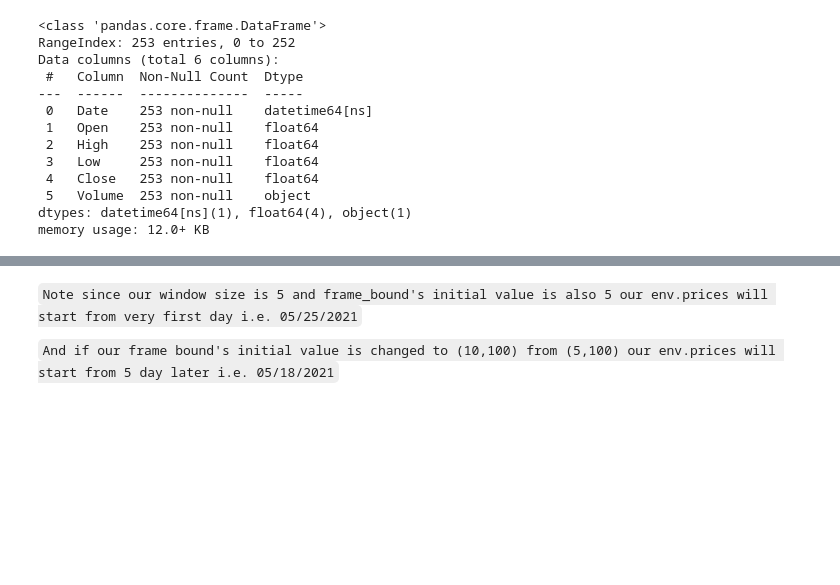
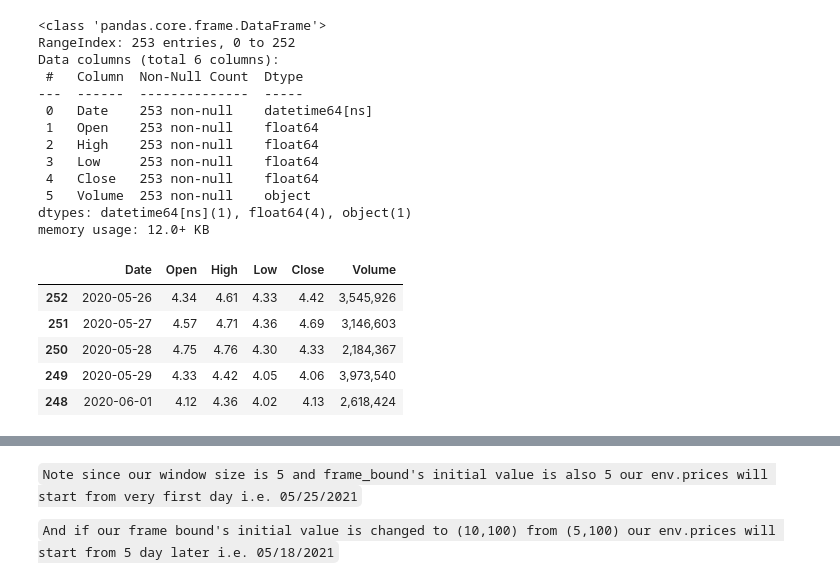
Before and after one commit to sumit-mandal/Reinforcement-Learning-Project, a Jupyter notebook: StockTrading/GEstocksTrader.ipynb, the cells around one changed output, grey strips where cells are left out. Cells and saved outputs as stored; diff of their text form; code cells hidden in the pictures; blank space fills up the shorter version.

```diff
--- a/StockTrading/GEstocksTrader.ipynb
+++ b/StockTrading/GEstocksTrader.ipynb
@@ -60,6 +60,17 @@ Data columns (total 6 columns):
  5   Volume  253 non-null    object
 dtypes: datetime64[ns](1), float64(4), object(1)
 memory usage: 12.0+ KB
+# %%
+#Sorting the data from oldest to newest
+df.sort_values('Date',ascending=True,inplace=True)
+df.head()
+# %% [output]
+|  | Date | Open | High | Low | Close | Volume |
+| 252 | 2020-05-26 | 4.34 | 4.61 | 4.33 | 4.42 | 3,545,926 |
+| 251 | 2020-05-27 | 4.57 | 4.71 | 4.36 | 4.69 | 3,146,603 |
+| 250 | 2020-05-28 | 4.75 | 4.76 | 4.30 | 4.33 | 2,184,367 |
+| 249 | 2020-05-29 | 4.33 | 4.42 | 4.05 | 4.06 | 3,973,540 |
+| 248 | 2020-06-01 | 4.12 | 4.36 | 4.02 | 4.13 | 2,618,424 |
 # %%
 # Set index as date
 df.set_index('Date',inplace=True)
```
Also changed, not shown: parts of 24 cells of this notebook.
